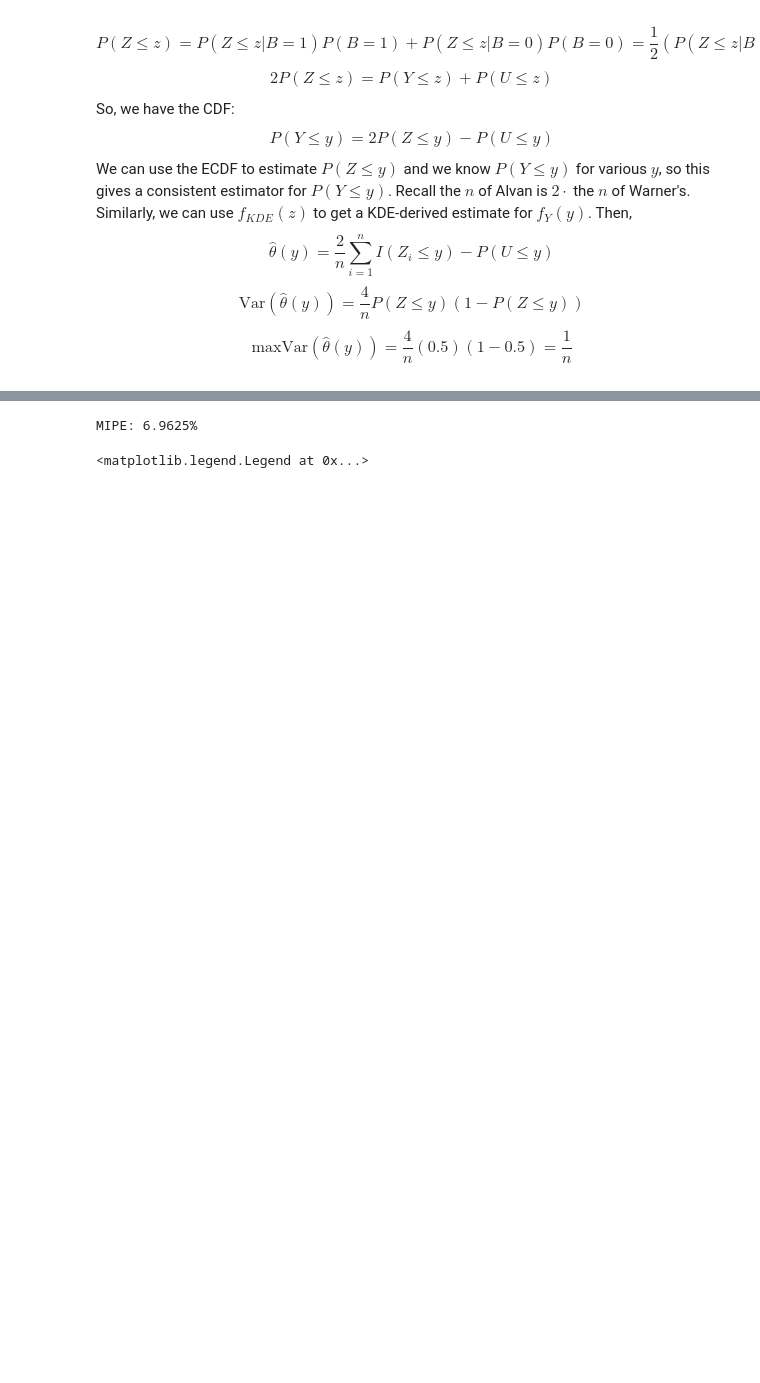
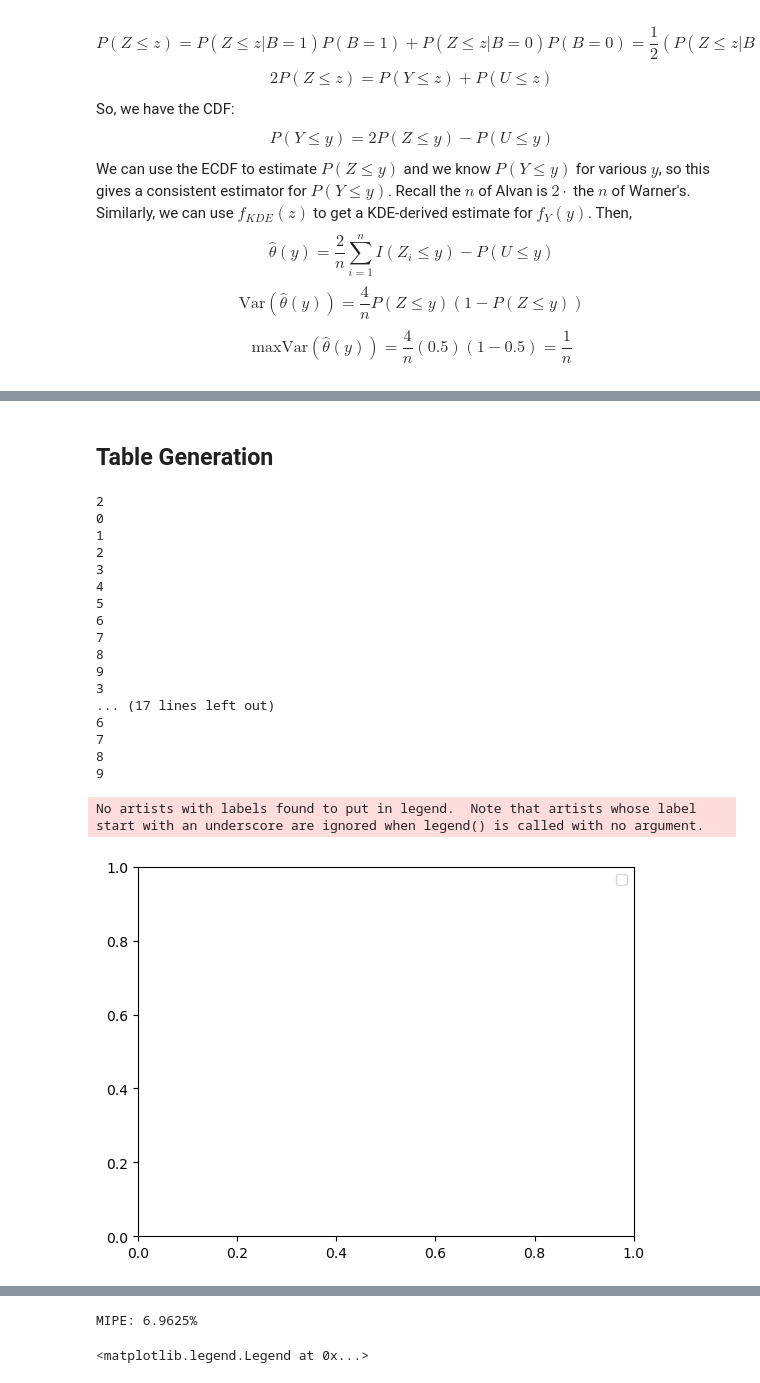
Before and after one commit to arulandu/joint-scrambling, a Jupyter notebook: main.ipynb, the cells around one changed output, grey strips where cells are left out. Saved outputs shown, nothing was run; the diff lists cells and outputs as text; code cells hidden in the pictures; blank space fills up the shorter version.

Commit message:
lib + linguist + ignore

```diff
--- a/main.ipynb
+++ b/main.ipynb
@@ -90,0 +122,49 @@ plt.plot(Ys_plot[1:], diff(var_sample, var_theo))
+# %% [markdown]
+## Table Generation
+# %%
+%%time
+B = 10
+res = []
+for j in [2,3,4]:
+    for b in range(B):
+        print(f"j: {j} b: {b}", end="\r")
+        n = int(10**j)
+        args = dict(r=args['r'], n=n)
+        dataJS = js(Y, S, **args)
+        dataM = rrtm(Y, T, n=n)
+        dataA = rrta(Y, T, n=n)
+        hJS, hM, hA = hstarJS(**args), hstarM(n), hstarA(n)
+
+        st = time.perf_counter()
+        jspdfe = jspdfest(dataJS, S, k, Sbnds=Sbnds, h=hJS, **args)(Ys_plot)
+        jst = time.perf_counter() - st
+
+        st = time.perf_counter()
+        rrtpdfme = rrtpdfm(dataM, T, k, h=hM, dt=1)(Ys_plot)
+        rmt = time.perf_counter() - st
+
+        st = time.perf_counter()
+        rrtpdfae = rrtpdfa(dataA, T, k, h=hA)(Ys_plot)
+        rat = time.perf_counter() - st
+
+        res.append([n, (jst, rmt, rat), (jspdfe, rrtpdfme, rrtpdfae), (hJS, hM, hA)])
+# %% [output]
+2
+0
+1
+2
+3
+4
+5
+6
+7
+8
+9
+3
+... (17 lines left out)
+6
+7
+8
+9
+No artists with labels found to put in legend.  Note that artists whose label start with an underscore are ignored when legend() is called with no argument.
+[figure, added]
```
Also changed, not shown: parts of 60 cells of this notebook, 4 other files.
